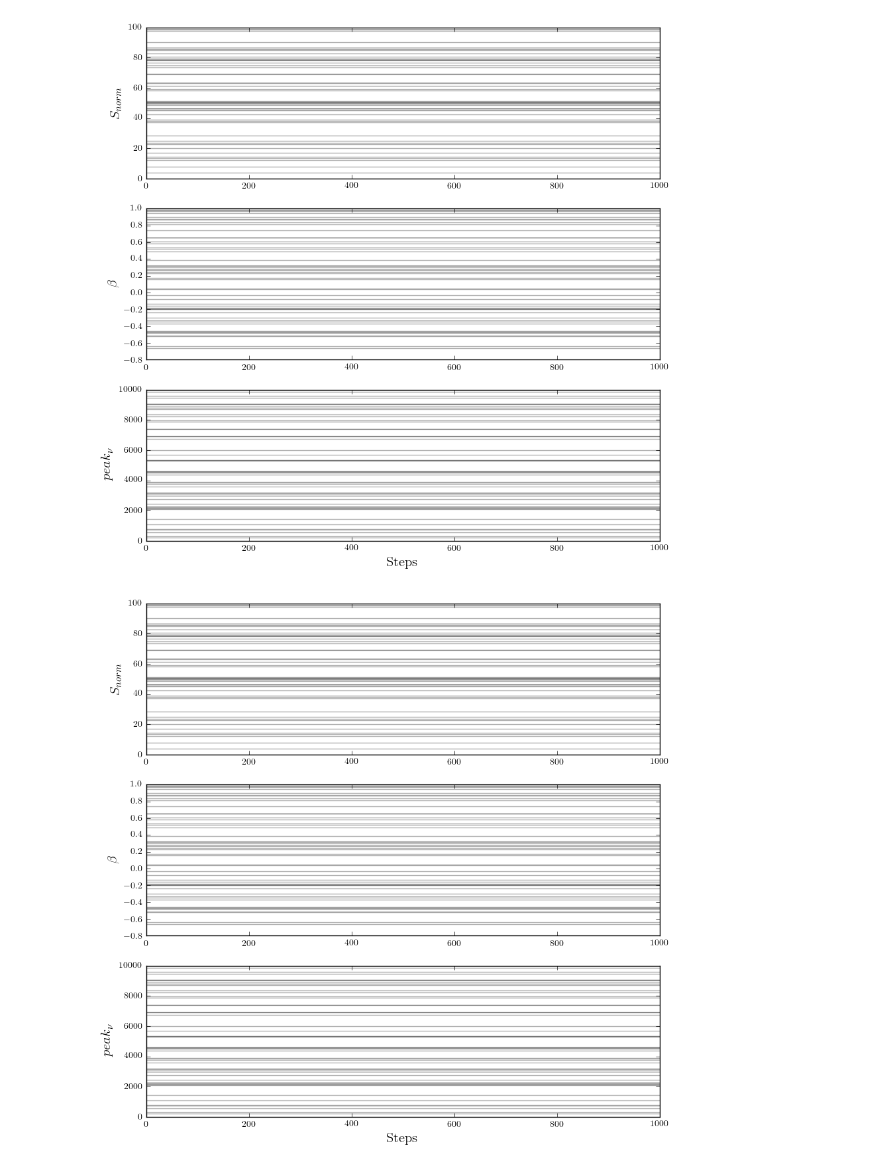
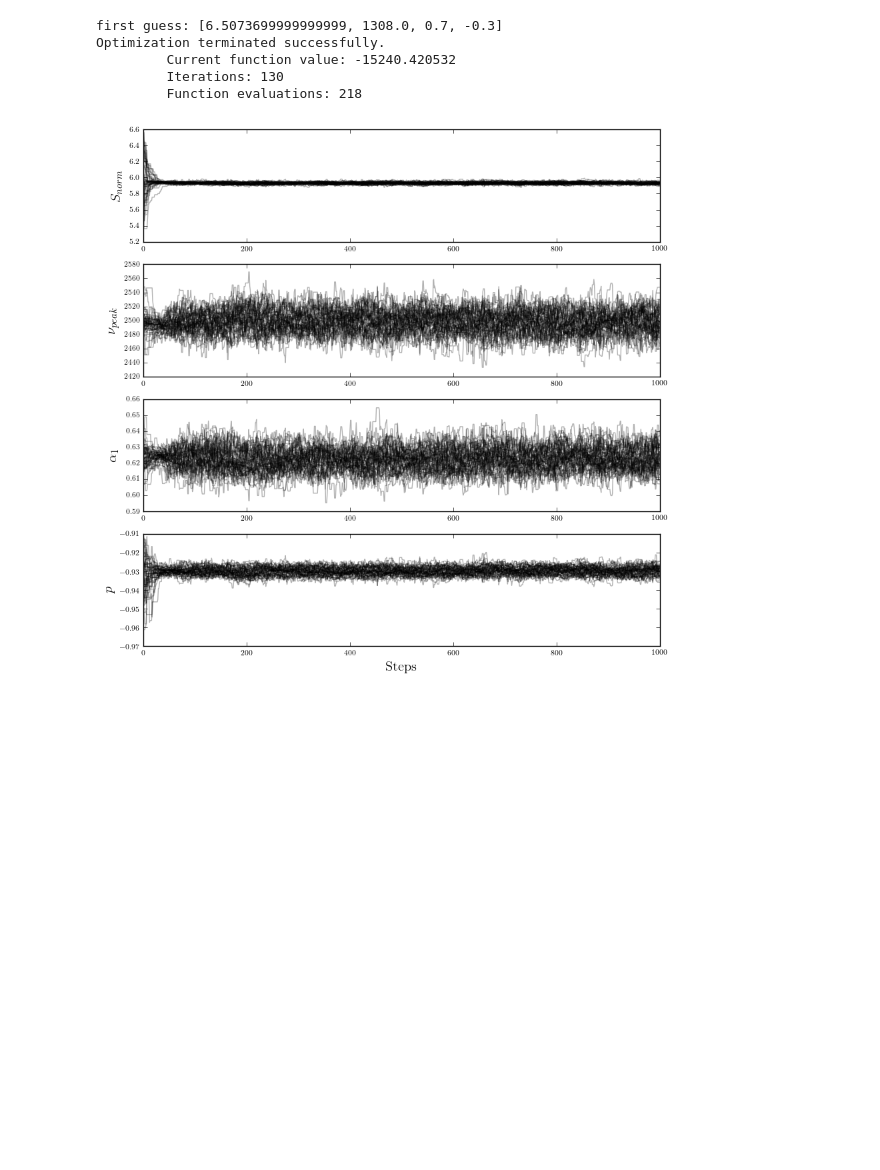
Before and after one commit to meljrose/C3030, a Jupyter notebook: C3030_modeling_template.ipynb, the cells around one changed output. Saved outputs shown, nothing was run; the diff lists cells and outputs as text; code cells hidden in the pictures; blank space fills up the shorter version.

```diff
--- a/C3030_modeling_template.ipynb
+++ b/C3030_modeling_template.ipynb
@@ -50,12 +79,0 @@ source = 59
-# %%
-
-freq_arr = sed_df.loc[source]["freq"]*1000 # in MHz
-flux_arr = sed_df.loc[source]["flux"]
-flux_err_arr = sed_df.loc[source]["flux_err"]
-name = sed_df.loc[source]["name"]
-print(name)
-
-x = freq_arr
-y = flux_arr
-yerr = flux_err_arr
-freq_cont = np.linspace(np.min(freq_arr),np.max(freq_arr),1000)
@@ -234,11 +292,13 @@ def make_plot_labels(func):
 # %%
 interactive = False
-model_list = [singSSA]#[singSSA, doubSSA,singinhomobremss,singinhomobremssbreak,singinhomobremssbreakexp,doubhomobremss, doubSSAbreakexp]
+model_list = [curve, singSSA, doubSSA, singinhomobremss, singinhomobremssbreak, singinhomobremssbreakexp, doubhomobremss, doubSSAbreakexp]
 model_names = [func.__name__ for func in model_list]
 print('fitting models: {0}'.format(model_names))
-models = pd.DataFrame(index = model_names, columns=['leastsquares', 'emcee', 'multinest'])
+models = pd.DataFrame(index = model_names, columns=['args','leastsquares', 'emcee', 'multinest'])
+freq_cont = np.linspace(np.min(x),np.max(y),1000)
 for func in model_list:
-    print('fitting with {0}'.format(func.__name__))
+    print_color("fitting with {0}".format(func.__name__), 'red')
+    models.set_value(func.__name__,'args', get_argnames(func))
     ndim = (func.__code__.co_argcount - 1)
     n_params = ndim #oddly, this needs to be specified
     prior_dict = make_prior_dictionary(func, x,y)
@@ -246,18 +306,25 @@ for func in model_list:
     guess = [value.guess for key, value in prior_dict.items()]
     print('first guess: {0}'.format(guess))
     # set least squares fit to be the initial parameter guess for fmin
-    popt, pcov = opt.curve_fit(func, freq_arr, flux_arr, p0 = guess, sigma = flux_err_arr)
+    leastsquares = pd.DataFrame(data=[[0]], columns=['initial_guess'], index=[0],dtype=object)
+    leastsquares['initial_guess'] = [guess]
 
-    redchisq_list = redchisq(flux_arr,func(freq_arr,*popt),flux_err_arr,len(inspect.getargspec(func)[0])-1)
+    try:
+        popt, pcov = opt.curve_fit(func, x, y, p0 = guess, sigma = yerr)
 
-    leastsquares = pd.DataFrame(data=[[0]], columns=['initial_guess'], index=[0],dtype=object)
-    leastsquares['popt'] = [popt]
-    leastsquares['pcov'] = [pcov]
-    leastsquares['redchisq'] = [redchisq_list]
-    leastsquares['initial_guess'] = [guess]
-    models.set_value(func.__name__,'leastsquares', leastsquares)
+        redchisq_list = redchisq(y,func(x,*popt),yerr,ndim)
 
 
+        leastsquares['popt'] = [popt]
+        leastsquares['pcov'] = [pcov]
+        leastsquares['redchisq'] = [redchisq_list]
+
+    except:
+        leastsquares['popt'] = [[0,0]]
+        leastsquares['pcov'] = [[0,0]]
+        leastsquares['redchisq'] = [[0,0]]
+
+    models.set_value(func.__name__,'leastsquares', leastsquares)
 
     # flip our likelihood function so that when we minimize nll, we are max'ing our likelihood?
     nll = lambda *args: -lnlike(*args)
@@ -265,23 +332,19 @@ for func in model_list:
     # minimize function with downhill simplex algorithm
     # returns array of paramaters that minimizes the input function, value of function at that min, number of iterations, number of function calls
     # warningflag 1 (max func evals reached) or 2 (max iter reached), solution at each iteration
-    result = opt.fmin(nll, popt, args=(ndim,n_params), full_output='true')
+    try:
+        result = opt.fmin(nll, popt, args=(ndim,n_params), full_output='true')
+    except:
+        result = opt.fmin(nll, guess, args=(ndim,n_params), full_output='true')
 
-
-    ndim, nwalkers, nsteps = len(inspect.getargspec(func)[0])-1, 50, 1000
-    rand_seed = 45
-    np.random.seed(rand_seed)
-    # Initialising the walkers in a Gaussian ball around maximum likelihood result
-#     pos = [result[0]+ 1e-4*np.random.randn(ndim) for i in range(nwalkers)]
-    #pos = [result[0]+ np.abs(10*np.random.randn(ndim)) for i in range(nwalkers)]
-    scale = 1e-1 # noise scale, should be less than 1
+    scale = 1e-3 # noise scale, should be less than 1
     pos = populate_walkers(ndim, scale, nwalkers, prior_dict, guess=result[0], set_to_random=True)
     # initializing walkers randomly
     #pos = np.random.rand(nwalkers, ndim)
 
-#     print('*lnprior1*', list(map(lambda p: emcee_lnprior(p), pos)))
+#     print('*lnprior1*', list(map(lambda p: emcee_lnprior(p, prior_dict), pos)))
 #     print('*lnlike*', list(map(lambda p: lnlike(p, ndim, n_params), pos)))
-#     print('*lnprob*', list(map(lambda p: emcee_lnprob(p, min_arr,max_arr), pos)))
+#     print('*lnprob*', list(map(lambda p: emcee_lnprob(p, ndim, n_params, prior_dict), pos)))
 
 
     # for the prior
@@ -294,16 +357,13 @@ for func in model_list:
         ax = fig.add_subplot(ndim,1,j+1)
         ax.plot(np.array([sampler.chain[:,i,j] for i in range(nsteps)]),"k", alpha = 0.3)
         ax.set_ylabel((make_plot_labels(func))[j], fontsize = 15)
+        ax.tick_params(axis='both', which='major', labelsize=8)
     plt.xlabel('Steps', fontsize = 15)
     display(fig)
 
-    #############
-    break       #
-    #############
+
     if interactive:
         burnin = int(input('burnin?'))
-    else:
-        burnin = 200
     fig.clf()
 
 
@@ -312,7 +372,7 @@ for func in model_list:
     samples = sampler.chain[:,burnin:,:].reshape((-1,ndim))
     # Plotting the histograms of the fit.
     trifig = corner.corner(samples, labels = make_plot_labels(func))
-    #trifig.savefig(image_dir+'/{0}_{1}'.format(name,func.__name__))
+    trifig.savefig(image_dir+'/{0}_{1}.png'.format(name,func.__name__))
     plt.close()
 
     # Finally to get the final uncertainties you do
@@ -380,4 +440,6 @@ for func in model_list:
     print('multinest fit:{0}'.format(mn_fit))
     print('diff bw emcee and multinest:')
     print(np.subtract(emcee_fit,mn_fit))
+
+models.to_pickle(model_ev_dir + name + '.pkl')
 # %% [output]
@@ -391,2 +448,6 @@ Optimization terminated successfully.
+first guess: [6.5073699999999999, 1308.0, 0.7, -0.3]
+Optimization terminated successfully.
+         Current function value: -15240.420532
+         Iterations: 130
+         Function evaluations: 218
-[figure, old version]
+[figure, new version]
-[figure, removed]
```
Also changed, not shown: parts of 33 cells of this notebook.
